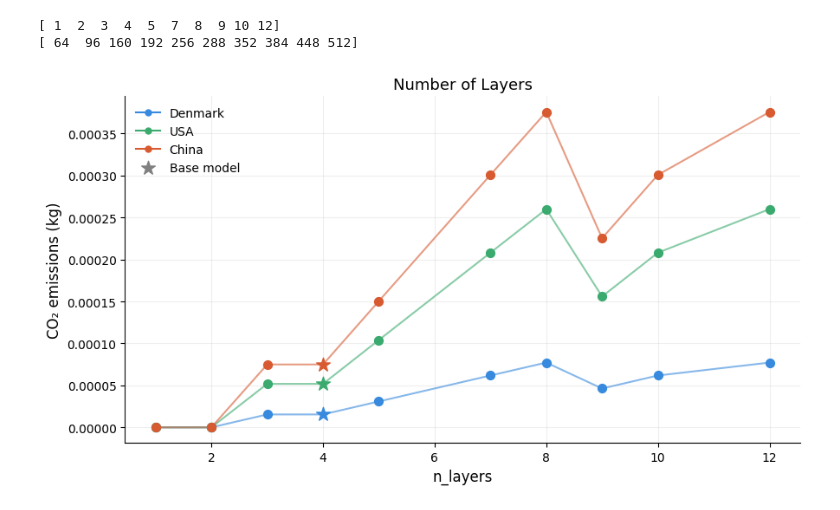
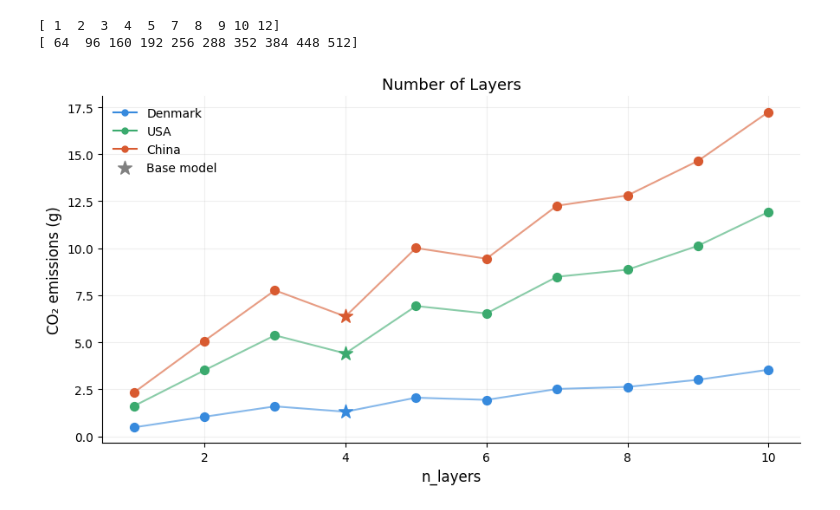
Before and after one commit to SigneDjernis/Task-2-Quantitative, a Jupyter notebook: src/test.ipynb, the cells around one changed output. Cells and saved outputs as stored; diff of their text form; code cells hidden in the pictures.

```diff
--- a/src/test.ipynb
+++ b/src/test.ipynb
@@ -18,46 +18,47 @@ batch_size=[4,8,16,32]
 import pandas as pd
 import matplotlib.pyplot as plt
 
-df = pd.read_csv('../results_train.csv')
+df = pd.read_csv('../results_train_layers.csv')
+df = df.sort_values(by='N_LAYER')
 layers = df['N_LAYER'].tolist()
 kwh    = df['emission'].tolist()
 
 BASE = 4
 
 GRIDS = {
-    'Denmark': (0.114, '#378ADD'),
-    'USA':     (0.384, '#3BAA6E'),
-    'China':   (0.555, '#D85A30'),
+    'Denmark': (114, '#378ADD'),
+    'USA':     (384, '#3BAA6E'),
+    'China':   (555, '#D85A30'),
 }
 
 fig, ax = plt.subplots(figsize=(9, 5))
 
 for country, (factor, color) in GRIDS.items():
     co2 = [e * factor for e in kwh]
 
     ax.plot(layers, co2, color=color, linewidth=1.5, alpha=0.6, zorder=1)
 
     for l, e in zip(layers, co2):
         if l == BASE:
             ax.scatter(l, e, color=color, s=140, zorder=3, marker='*')
         else:
             ax.scatter(l, e, color=color, s=50, zorder=2, marker='o')
 
     # legend entries
     ax.plot([], [], color=color, linewidth=1.5, marker='o', markersize=5, label=country)
 
 # single star entry in legend for base model
 ax.scatter([], [], color='gray', s=140, marker='*', label=f'Base model')
 
 ax.set_xlabel('n_layers', fontsize=12)
-ax.set_ylabel('CO₂ emissions (kg)', fontsize=12)
+ax.set_ylabel('CO₂ emissions (g)', fontsize=12)
 ax.set_title('Number of Layers', fontsize=13)
 ax.legend(frameon=False, fontsize=10)
 ax.grid(True, alpha=0.2)
 ax.spines[['top', 'right']].set_visible(False)
 
 plt.tight_layout()
-plt.savefig('emissions_by_country.png', dpi=150)
+plt.savefig('layers.png', dpi=150)
 plt.show()
 # %% [output]
-[figure, old version]
+[figure, new version]
```
Also changed, not shown: parts of 5 cells of this notebook, 19 other files.
